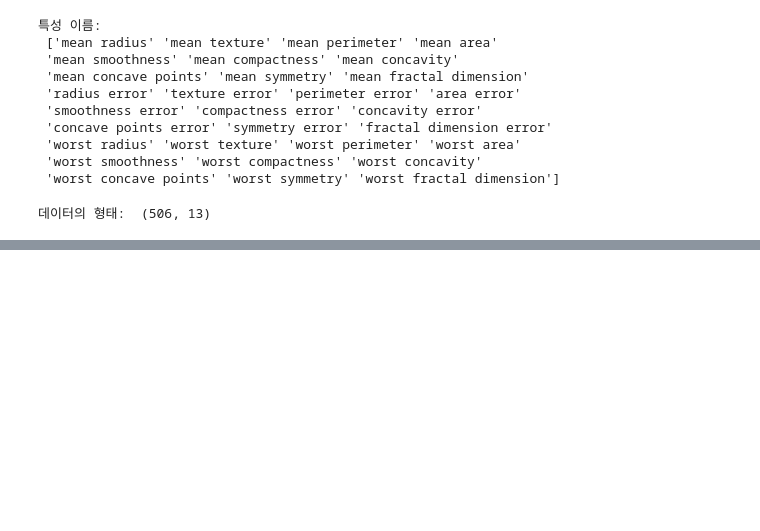
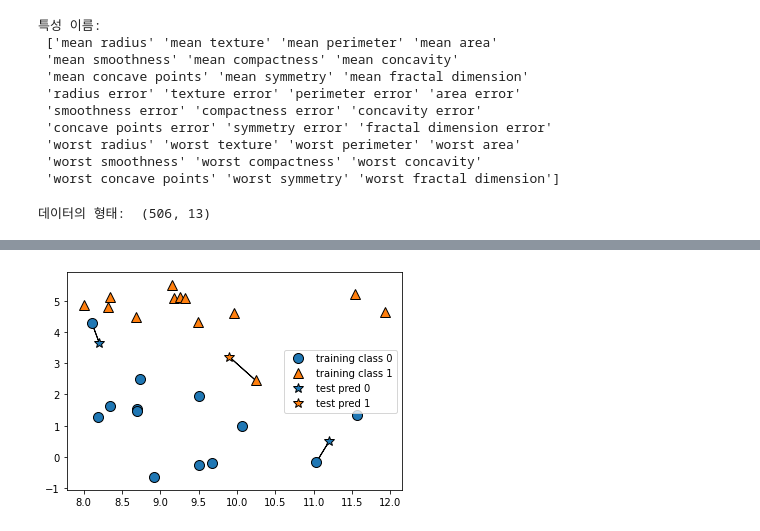
Before and after one commit to jackwychoi/MachineLeaning_with_Python, a Jupyter notebook: 02. Supervised_Learning.ipynb, the cells around one changed output, grey strips where cells are left out. Drawn from its saved outputs; the diff is of its cells as text; code cells hidden in the pictures; blank space fills up the shorter version.

```diff
--- a/02. Supervised_Learning.ipynb
+++ b/02. Supervised_Learning.ipynb
@@ -101,4 +101,5 @@ print('데이터의 형태: ', boston.data.shape)
 # %% [output]
 데이터의 형태:  (506, 13)
 # %%
-X, y
+X, y = mglearn.datasets.load_extended_boston()
+print('X.shape: ', X.shape)
@@ -104,0 +112,4 @@ X, y
+# %%
+mglearn.plots.plot_knn_classification(n_neighbors=1)
+# %% [output]
+[figure, added]
```
Also changed, not shown: parts of 5 cells of this notebook.
